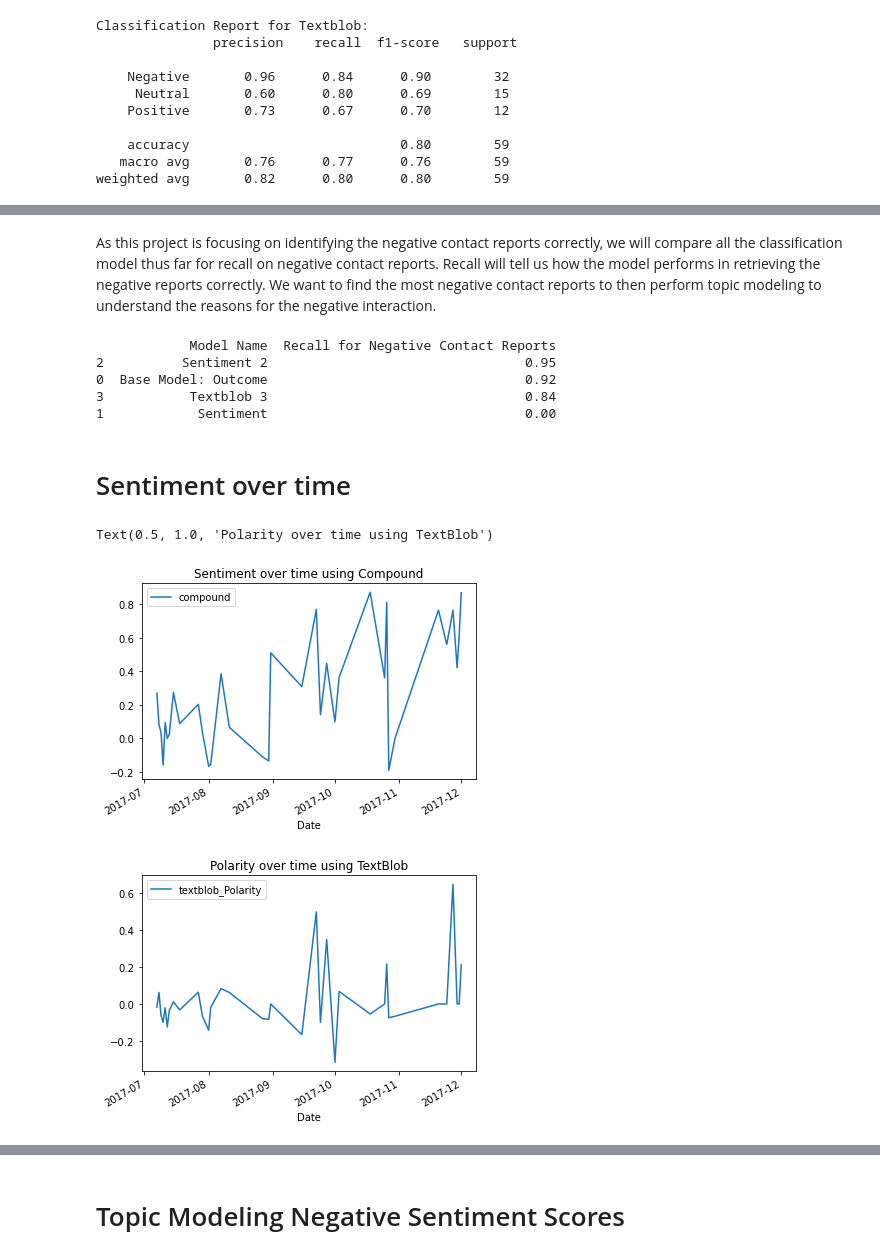
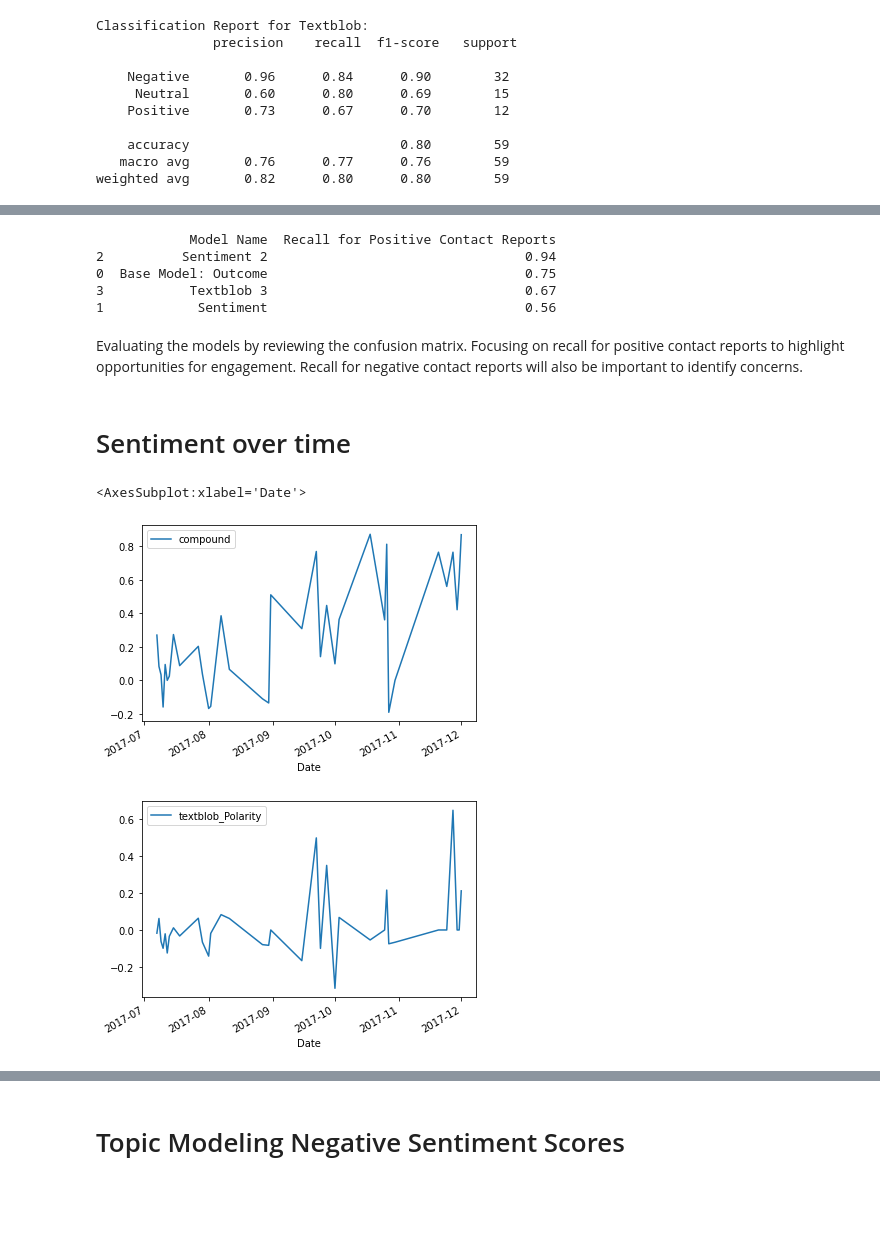
Before and after one commit to ngockle/Projects, a Jupyter notebook: Contact Report Analysis/Sentiment Analysis - Contact Reports.ipynb, the cells around one changed output, grey strips where cells are left out. Drawn from its saved outputs; the diff is of its cells as text; code cells hidden in the pictures; blank space fills up the shorter version.

```diff
--- a/Contact Report Analysis/Sentiment Analysis - Contact Reports.ipynb
+++ b/Contact Report Analysis/Sentiment Analysis - Contact Reports.ipynb
@@ -481,32 +467,32 @@ TextBlob's polarity score did not outperform Sentiment2 with an overall accuracy
-# %% [markdown]
-As this project is focusing on identifying the negative contact reports correctly, we will compare all the classification model thus far for recall on negative contact reports. Recall will tell us how the model performs in retrieving the negative reports correctly. We want to find the most negative contact reports to then perform topic modeling to understand the reasons for the negative interaction.
 # %%
 #create table comparing all models
 model_names = ['Base Model: Outcome','Sentiment', 'Sentiment 2', 'Textblob 3']
 
 # create a list of recall of positive scores for each model
-outcome = 0.92
-sentiment = 0
-sentiment2 = 0.95
-textblob = 0.84
+outcome = 0.75
+sentiment = 0.56
+sentiment2 = 0.94
+textblob = 0.67
 
 positive_recall = [outcome, sentiment, sentiment2, textblob]
 
 # create a pandas dataframe with model names and recall scores
-data = {'Model Name': model_names, 'Recall for Negative Contact Reports': positive_recall}
+data = {'Model Name': model_names, 'Recall for Positive Contact Reports': positive_recall}
 recall = pd.DataFrame(data)
 
 # sort the dataframe by accuracy score in descending order
-recall = recall.sort_values(by=['Recall for Negative Contact Reports'], ascending=False)
+recall = recall.sort_values(by=['Recall for Positive Contact Reports'], ascending=False)
 
 # print the dataframe
 print(recall)
 # %% [output]
-            Model Name  Recall for Negative Contact Reports
-2          Sentiment 2                                 0.95
-0  Base Model: Outcome                                 0.92
-3           Textblob 3                                 0.84
-1            Sentiment                                 0.00
+            Model Name  Recall for Positive Contact Reports
+2          Sentiment 2                                 0.94
+0  Base Model: Outcome                                 0.75
+3           Textblob 3                                 0.67
+1            Sentiment                                 0.56
+# %% [markdown]
+Evaluating the models by reviewing the confusion matrix. Focusing on recall for positive contact reports to highlight opportunities for engagement. Recall for negative contact reports will also be important to identify concerns.
 # %% [markdown]
 # Sentiment over time
 # %%
@@ -517,19 +503,18 @@ df['Year'] = df['Date'].apply(lambda x: x.year)
 # %%
 # Group the dataframe by date and aggregate the sentiment scores
 grouped_df = df.groupby('Date')['compound'].mean().reset_index()
 
 # Plot the sentiment scores over time using a line graph
 grouped_df.plot(x='Date', y='compound')
-plt.title('Sentiment over time using Compound')
+
 
 # Group the dataframe by date and aggregate the sentiment scores
 grouped_df = df.groupby('Date')['textblob_Polarity'].mean().reset_index()
 
 # Plot the sentiment scores over time using a line graph
 grouped_df.plot(x='Date', y='textblob_Polarity')
-plt.title('Polarity over time using TextBlob')
 # %% [output]
-Text(0.5, 1.0, 'Polarity over time using TextBlob')
+<AxesSubplot:xlabel='Date'>
-[figure, old version]
+[figure, new version]
-[figure, old version]
+[figure, new version]
 # %% [markdown]
```
Also changed, not shown: parts of 36 cells of this notebook.
